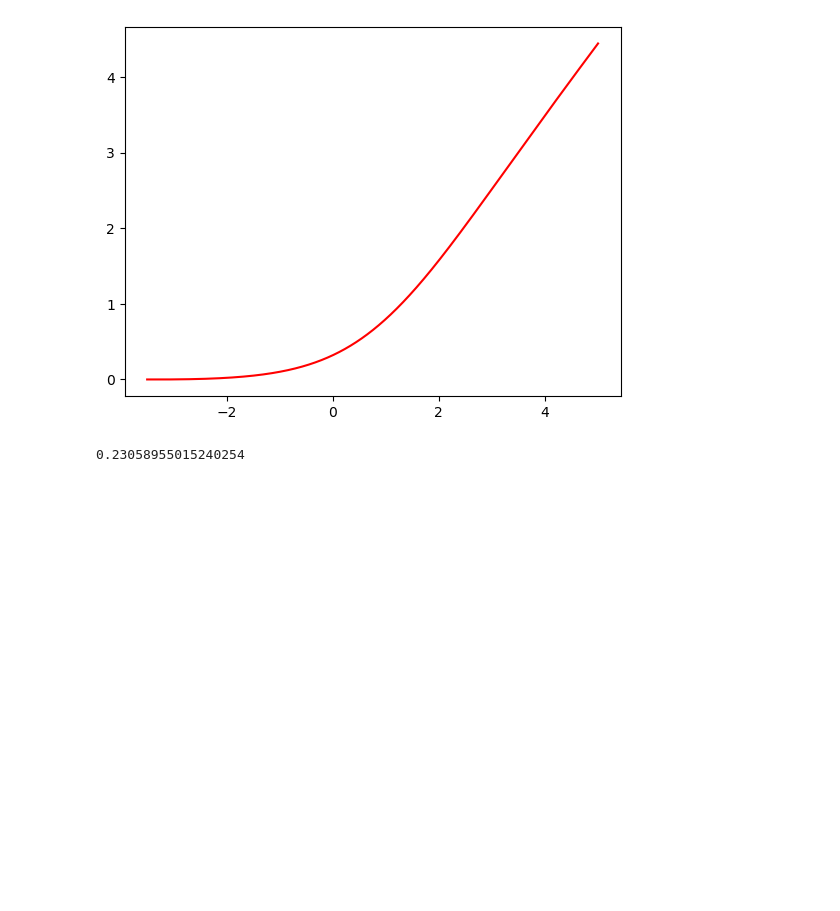
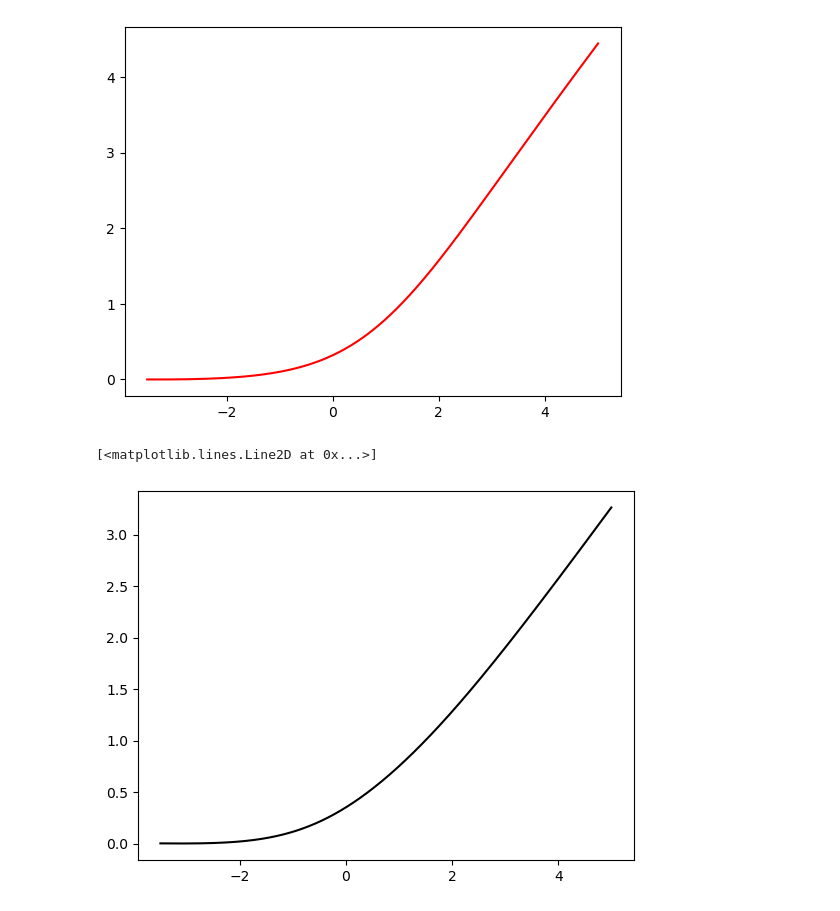
Before and after one commit to victoormsales/Maxwells_Demon, a Jupyter notebook: Notebooks/QuTip.ipynb, the cells around one changed output. Drawn from its saved outputs; the diff is of its cells as text; code cells hidden in the pictures; blank space fills up the shorter version.

```diff
--- a/Notebooks/QuTip.ipynb
+++ b/Notebooks/QuTip.ipynb
@@ -298,5 +272,14 @@ plt.plot(delta_beta, y, color='red')
 [<matplotlib.lines.Line2D at 0x...>]
 [figure]
 # %%
+#Entropia relativa
+
+gibbs_qc = [qtp.tensor(gibbs_qubit[j], gibbs_cav) for j in range(0,N)]
+
+ent_rel_qc = np.array([qtp.entropy_relative(gibbs_qc[j], rho_qc_feedback[j], base=2.718281828459045, sparse=False) for j in range(0,N)])
+
+
+plt.plot(delta_beta, ent_rel_qc, color='black')
 # %% [output]
-0.23058955015240254
+[<matplotlib.lines.Line2D at 0x...>]
+[figure, added]
```
Also changed, not shown: parts of 2 cells of this notebook.
